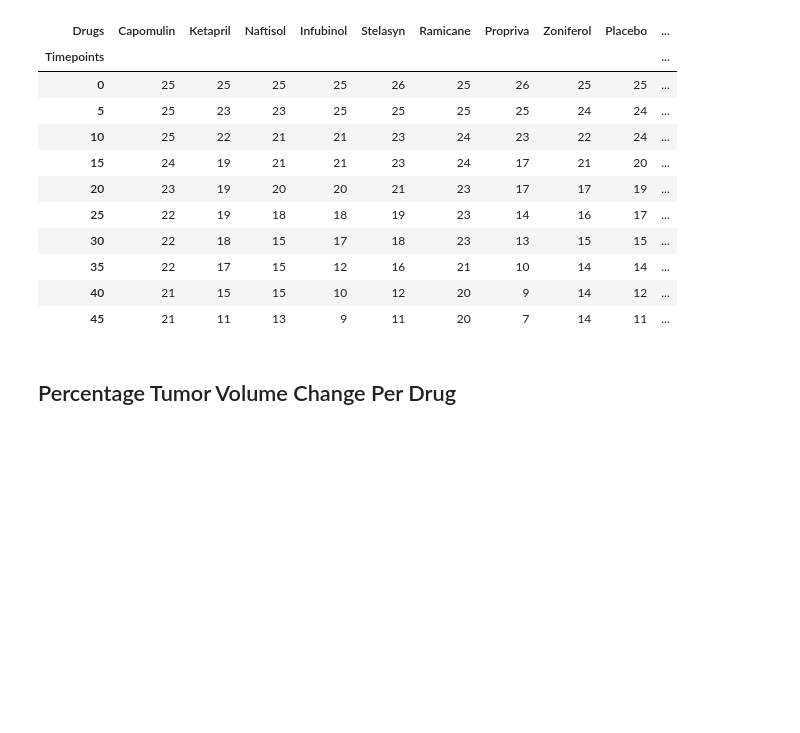
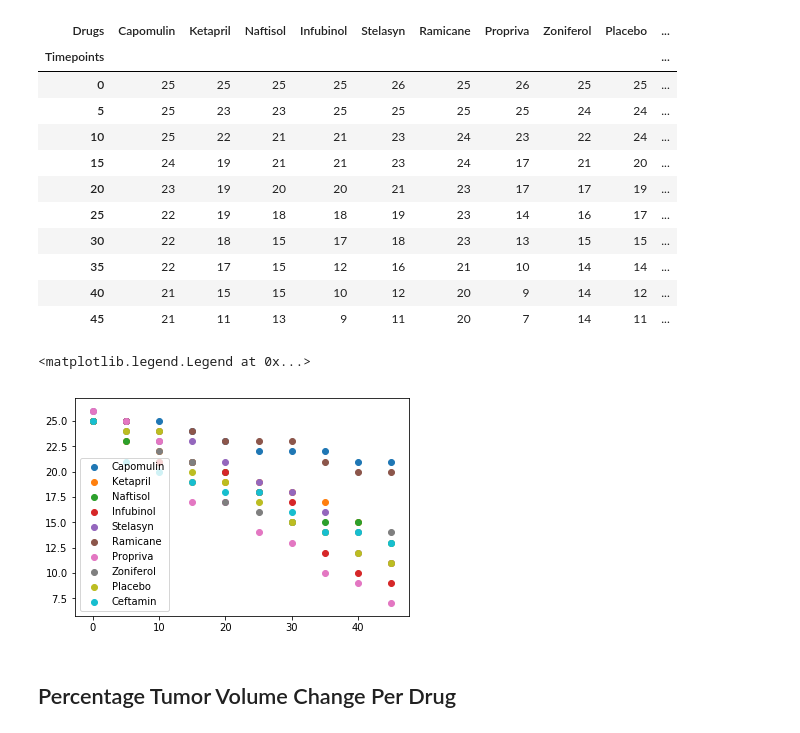
Before and after one commit to tobymbern/Pymaceuticals, a Jupyter notebook: main.ipynb, the cells around one changed output. Drawn from its saved outputs; the diff is of its cells as text; code cells hidden in the pictures; blank space fills up the shorter version.

```diff
--- a/main.ipynb
+++ b/main.ipynb
@@ -105,5 +124,13 @@ survival.head(10)
 | 35 | 22 | 17 | 15 | 12 | 16 | 21 | 10 | 14 | 14 | ... |
 | 40 | 21 | 15 | 15 | 10 | 12 | 20 | 9 | 14 | 12 | ... |
 | 45 | 21 | 11 | 13 | 9 | 11 | 20 | 7 | 14 | 11 | ... |
+# %%
+ for drug in survival.columns.values:
+     plt.scatter(survival.index.values, survival[drug])
+
+plt.legend(survival.columns.values)
+# %% [output]
+<matplotlib.legend.Legend at 0x...>
+[figure, added]
 # %% [markdown]
 ## Percentage Tumor Volume Change Per Drug
```
Also changed, not shown: parts of 2 cells of this notebook.
